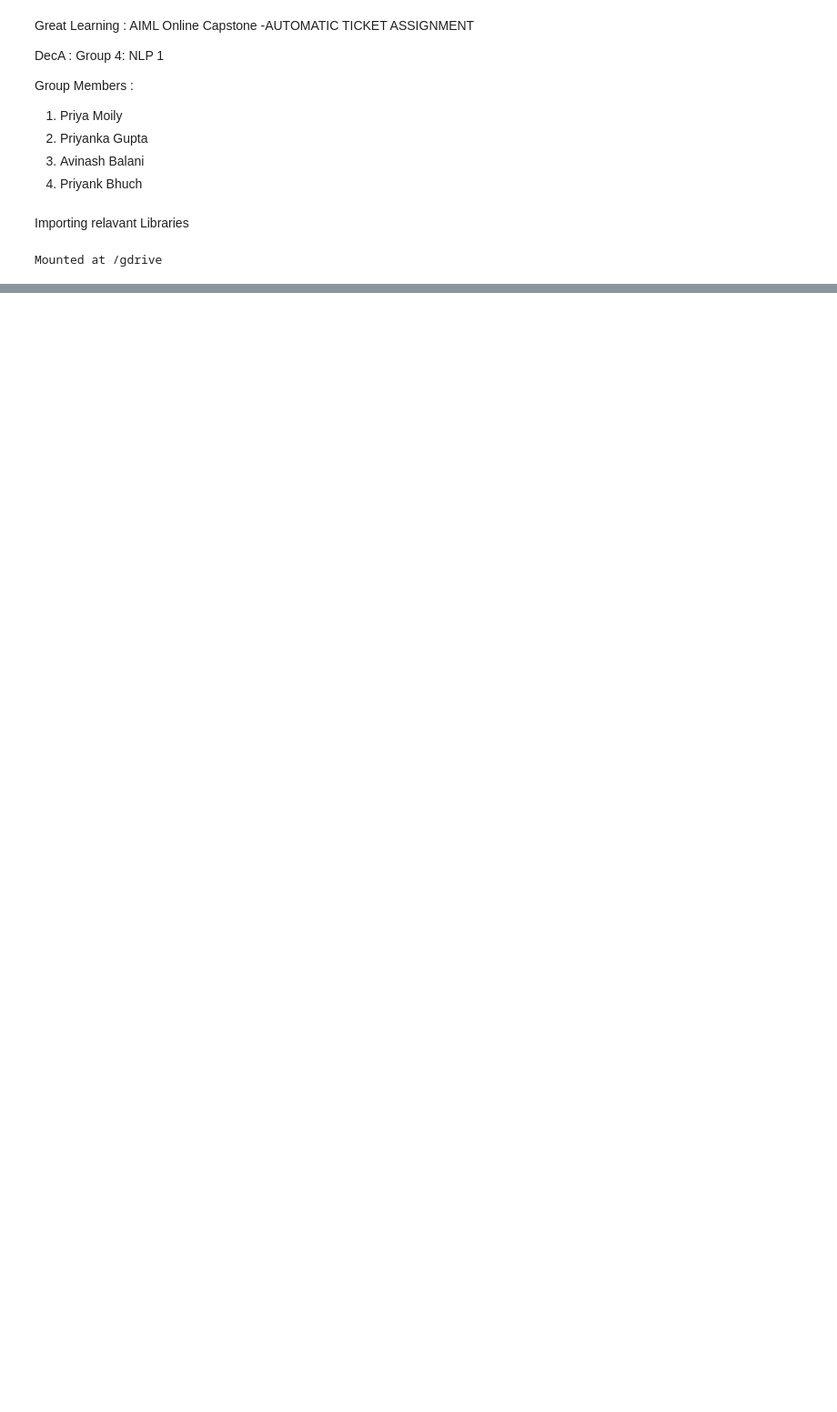
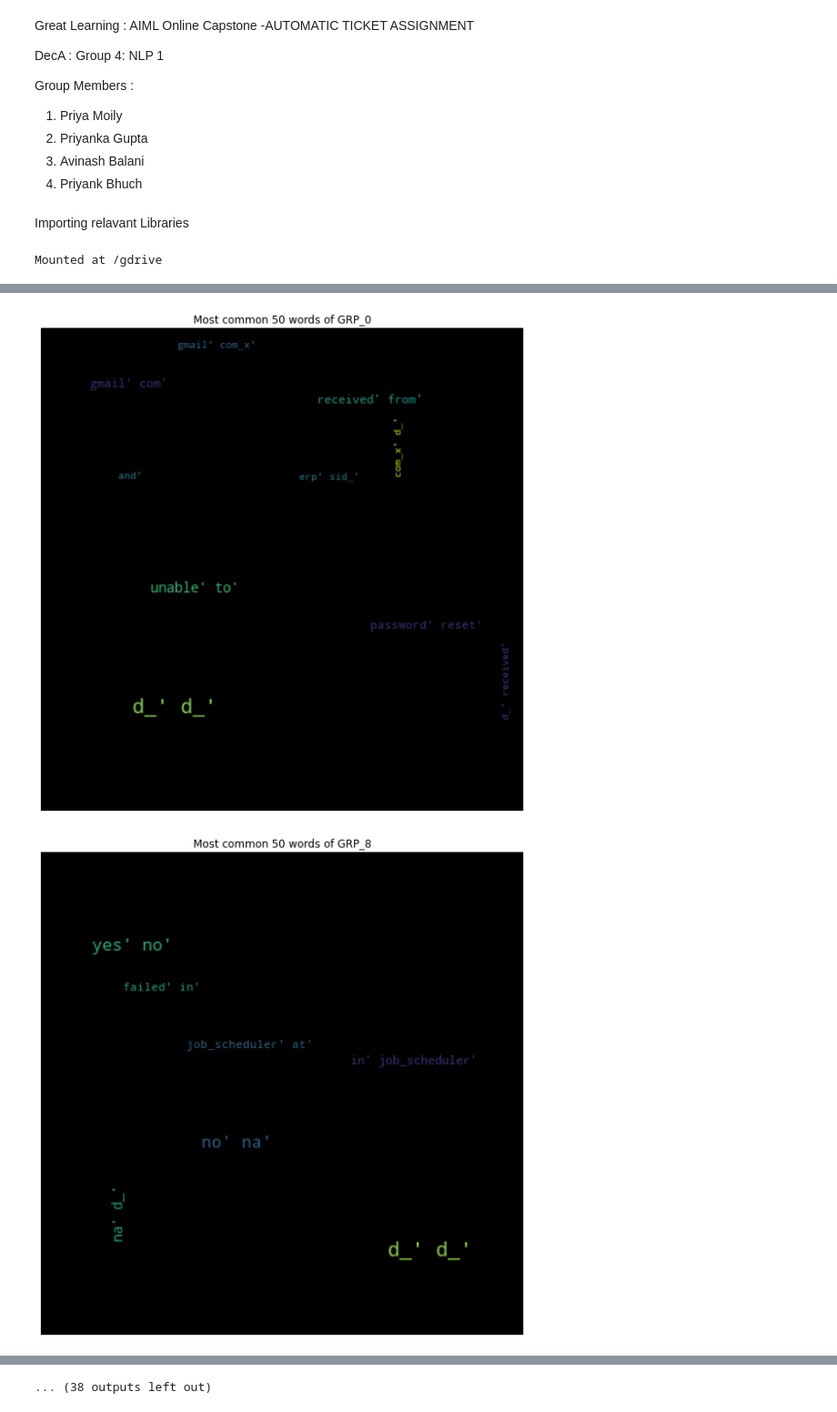
Before and after one commit to pbhuch/GL_DecA_G4_NLP1, a Jupyter notebook: GL_DecA_G4_NLP1.ipynb, the cells around one changed output, grey strips where cells are left out. Shown at 91% size. Drawn from its saved outputs; the diff is of its cells as text; code cells hidden in the pictures; blank space fills up the shorter version.

```diff
--- a/GL_DecA_G4_NLP1.ipynb
+++ b/GL_DecA_G4_NLP1.ipynb
@@ -37,0 +166,6 @@ df.head()
+# %%
+#Copying to new dataframe to create wordclouds on target class
+
+new_df = df.copy()
+new_df['words'] = data_words_trigrams
+new_df
@@ -37,0 +186,5 @@ df.head()
+# %%
+#Sorting based on frequency of target class Assignment group
+
+value = new_df['Assignment group'].value_counts().sort_values(ascending=False).index
+value
@@ -37,0 +204,23 @@ df.head()
+# %%
+# Creating a function for wordcloud
+def wordcloud_grp(f, x):
+    wordclouds_0=' '.join(map(str, f))
+
+    wc = WordCloud(width=480, height=480, max_font_size=20, min_font_size=10, max_words=50).generate(wordclouds_0)
+    plt.figure(figsize=(20,10))
+    plt.imshow(wc, interpolation="bilinear")
+    plt.axis("off")
+    plt.title("Most common 50 words of {}".format(x))
+    plt.margins(x=0, y=0)
+    plt.show()
+# %%
+#for loop to pass the top 50 Assignment groups
+
+for i in range(50):
+
+    Grp = new_df[new_df ['Assignment group'] == value[i]]
+    Grp = Grp['words']
+    wordcloud_grp(Grp,value[i])
+# %% [output]
+[figure, added]
+[figure, added]
@@ -37,0 +237 @@ df.head()
+... (38 outputs left out)
```
Also changed, not shown: parts of 19 cells of this notebook.
